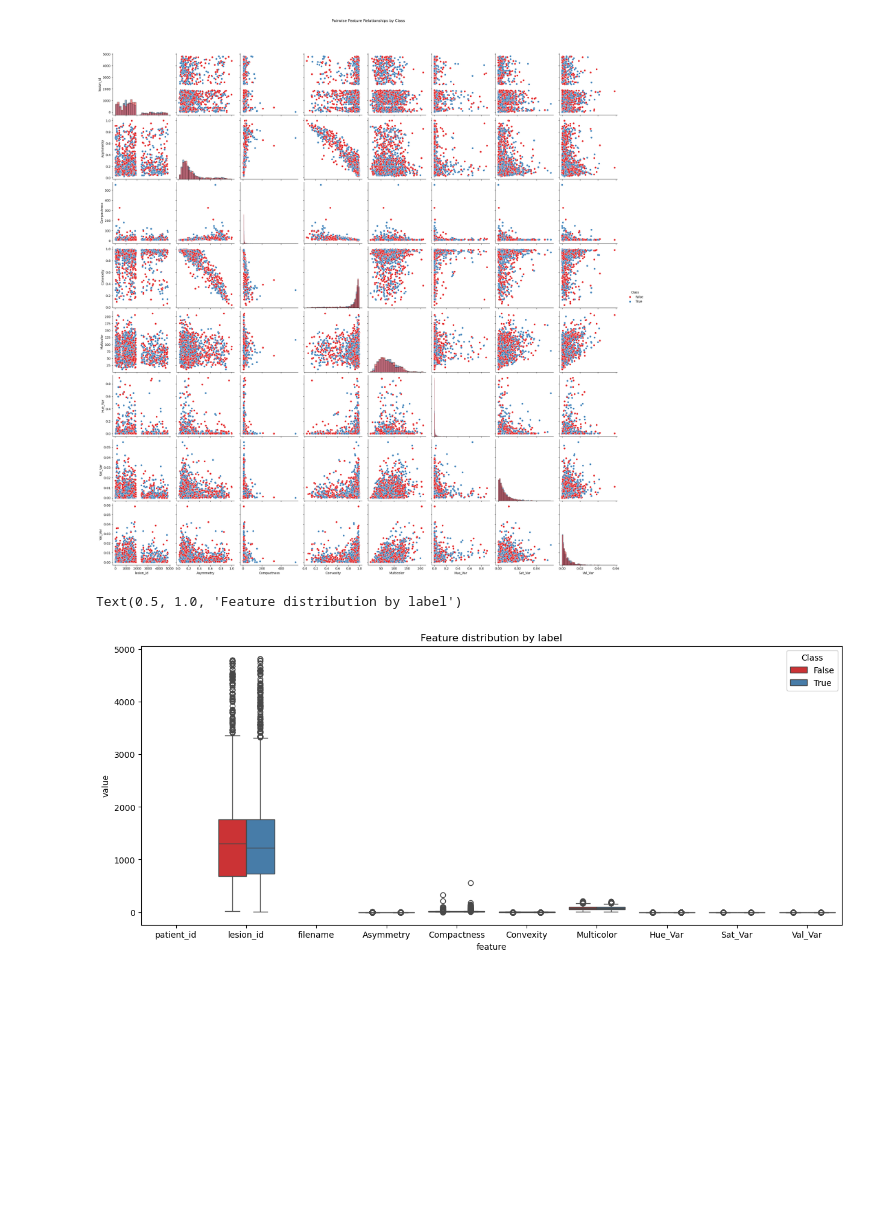
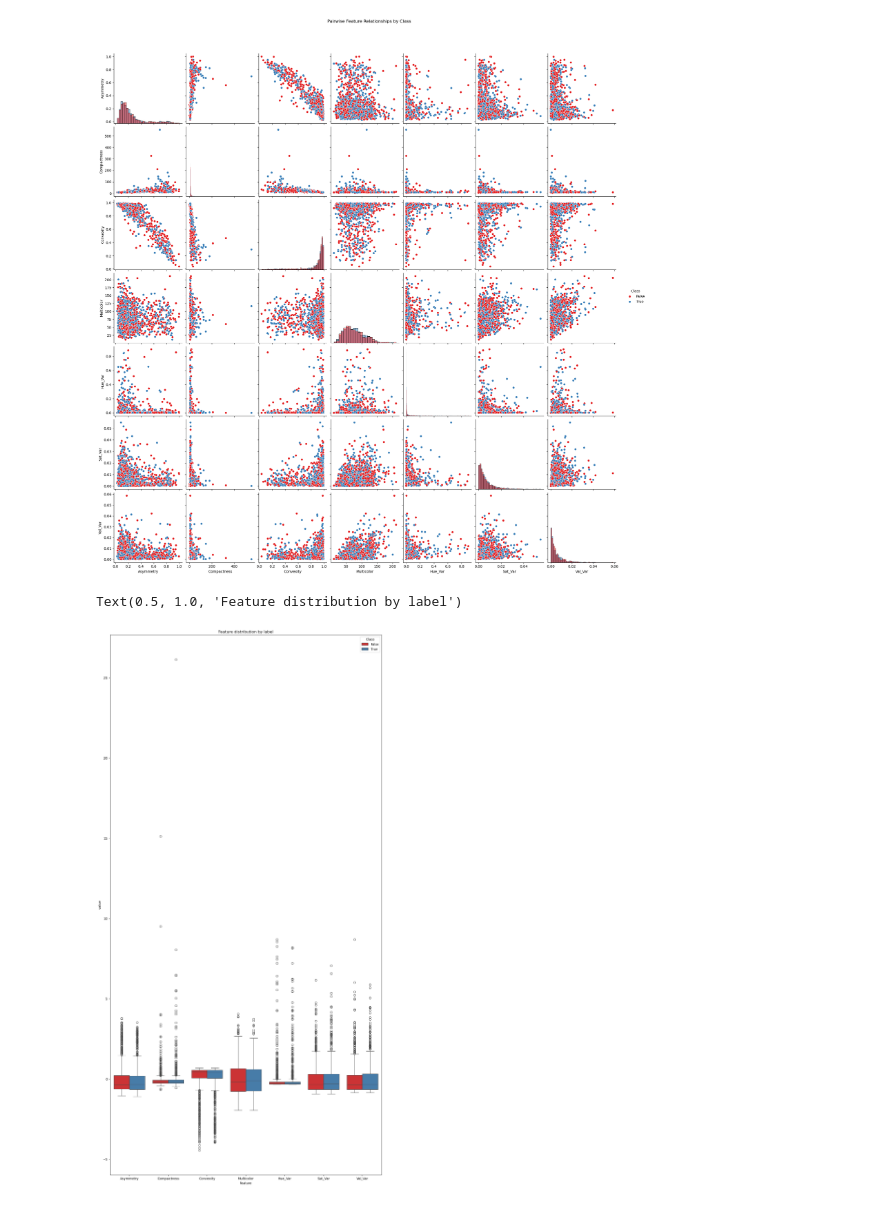
Before and after one commit to nool-ITU/2026-PDS-Penguins, a Jupyter notebook: temp_code/plotting.ipynb, the cells around one changed output. Drawn from its saved outputs; the diff is of its cells as text; code cells hidden in the pictures; blank space fills up the shorter version.

```diff
--- a/temp_code/plotting.ipynb
+++ b/temp_code/plotting.ipynb
@@ -5,24 +5,39 @@ import seaborn as sns
 # %%
 #pair plot
 df=pd.read_csv("../data/extracted_features.csv")
+df=df.drop(columns=["lesion_id", "patient_id", "filename"])
 g = sns.pairplot(df, hue='Class', palette="Set1", height=3, diag_kind="hist")
 
 g.fig.suptitle("Pairwise Feature Relationships by Class", y=1.05)
 
 plt.show()
 # %% [output]
-[figure, old version]
+[figure, new version]
+# %%
+from sklearn.preprocessing import StandardScaler
+
+# List of features I want to scale
+features = ["Compactness","Asymmetry", "Convexity", "Multicolor", "Hue_Var", "Sat_Var", "Val_Var",]
+object = StandardScaler()
+
+#Create a copy of df
+df_scaled = df.copy()
+
+# standardization
+df_scaled[features] = object.fit_transform(df[features])
 # %%
-long_df = df.melt(
+
+
+long_df = df_scaled.melt(
     id_vars="Class",
     var_name="feature",
     value_name="value"
 )
 long_df['value'] = pd.to_numeric(long_df['value'], errors='coerce')
 # %%
-plt.figure(figsize=(15, 6))
+plt.figure(figsize=(15, 30))
 ax = sns.boxplot(data=long_df, x="feature", y="value", hue="Class", palette="Set1")
 ax.set_title("Feature distribution by label")
 # %% [output]
 Text(0.5, 1.0, 'Feature distribution by label')
-[figure, old version]
+[figure, new version]
```
Also changed, not shown: parts of 5 cells of this notebook.
